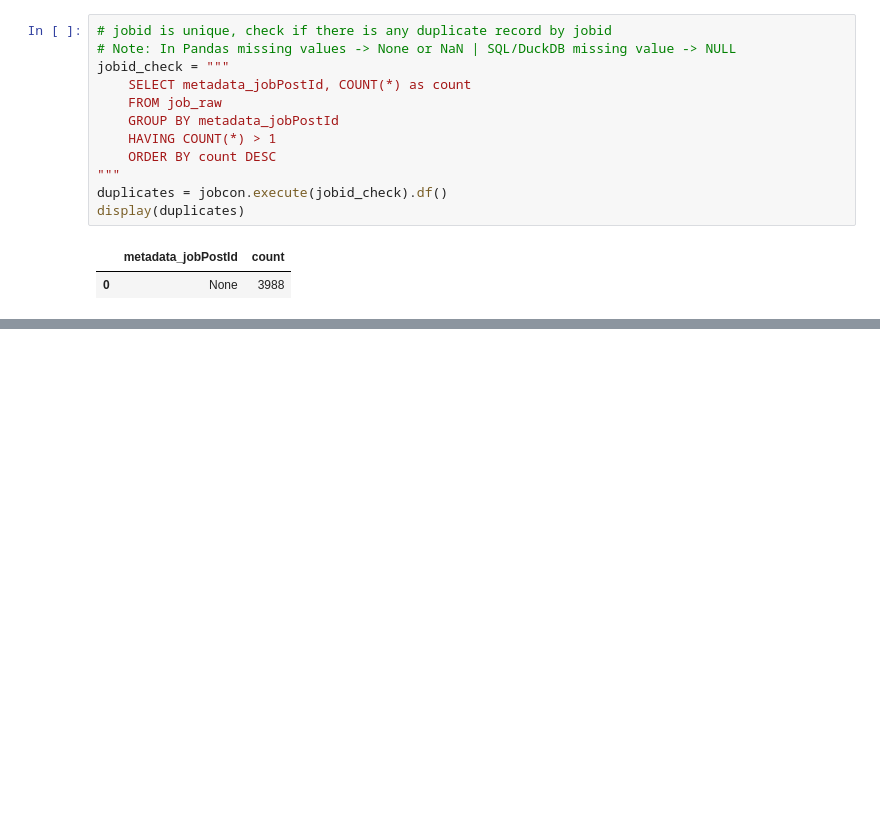
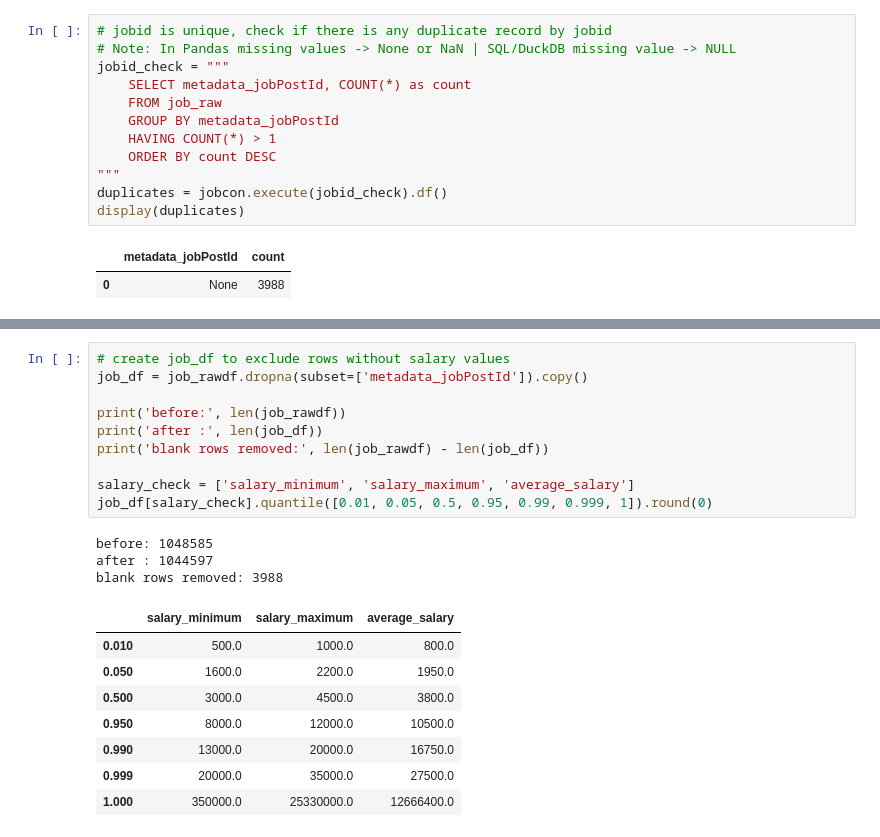
Before and after one commit to PP-123-nt/sg-jobs, a Jupyter notebook: 2_duckdb-check.ipynb, the cells around one changed output, grey strips where cells are left out. Cells and saved outputs as stored; diff of their text form; blank space fills up the shorter version.

```diff
--- a/2_duckdb-check.ipynb
+++ b/2_duckdb-check.ipynb
@@ -277,3 +254,25 @@ Found 3988 rows with missing Job IDs.
 | 8 | None | None | NaT | False | None | ... |
 | 9 | None | None | NaT | False | None | ... |
 10 rows × 22 columns
+# %%
+# create job_df to exclude rows without salary values
+job_df = job_rawdf.dropna(subset=['metadata_jobPostId']).copy()
+
+print('before:', len(job_rawdf))
+print('after :', len(job_df))
+print('blank rows removed:', len(job_rawdf) - len(job_df))
+
+salary_check = ['salary_minimum', 'salary_maximum', 'average_salary']
+job_df[salary_check].quantile([0.01, 0.05, 0.5, 0.95, 0.99, 0.999, 1]).round(0)
+# %% [output]
+before: 1048585
+after : 1044597
+blank rows removed: 3988
+|  | salary_minimum | salary_maximum | average_salary |
+| 0.010 | 500.0 | 1000.0 | 800.0 |
+| 0.050 | 1600.0 | 2200.0 | 1950.0 |
+| 0.500 | 3000.0 | 4500.0 | 3800.0 |
+| 0.950 | 8000.0 | 12000.0 | 10500.0 |
+| 0.990 | 13000.0 | 20000.0 | 16750.0 |
+| 0.999 | 20000.0 | 35000.0 | 27500.0 |
+| 1.000 | 350000.0 | 25330000.0 | 12666400.0 |
```
Also changed, not shown: parts of 8 cells of this notebook, 1 other file.
